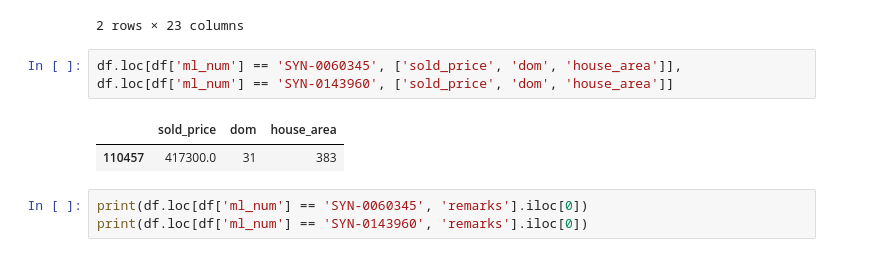
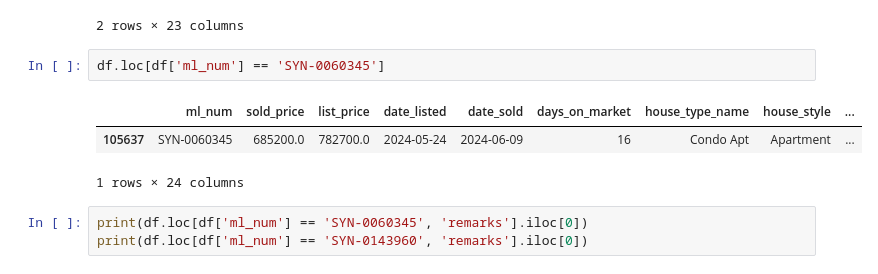
Before and after one commit to Ancientrains/DATADASH-2026, a Jupyter notebook: playground.ipynb, the cells around one changed output. Saved outputs shown, nothing was run; the diff lists cells and outputs as text.

```diff
--- a/playground.ipynb
+++ b/playground.ipynb
@@ -74,11 +74,11 @@ df.loc[(df['remarks_len']>700) & (df['bedrooms'] == 0)]
 | 110457 | SYN-0143960 | 417300.0 | 447200.0 | 2024-07-25 | 2024-08-25 | 31 | Condo Apt | Apartment | ... |
 2 rows × 23 columns
 # %%
-df.loc[df['ml_num'] == 'SYN-0060345', ['sold_price', 'dom', 'house_area']],
-df.loc[df['ml_num'] == 'SYN-0143960', ['sold_price', 'dom', 'house_area']]
+df.loc[df['ml_num'] == 'SYN-0060345']
 # %% [output]
-|  | sold_price | dom | house_area |
-| 110457 | 417300.0 | 31 | 383 |
+|  | ml_num | sold_price | list_price | date_listed | date_sold | days_on_market | house_type_name | house_style | ... |
+| 105637 | SYN-0060345 | 685200.0 | 782700.0 | 2024-05-24 | 2024-06-09 | 16 | Condo Apt | Apartment | ... |
+1 rows × 24 columns
 # %%
 print(df.loc[df['ml_num'] == 'SYN-0060345', 'remarks'].iloc[0])
 print(df.loc[df['ml_num'] == 'SYN-0143960', 'remarks'].iloc[0])
```
Also changed, not shown: 7 other files.
